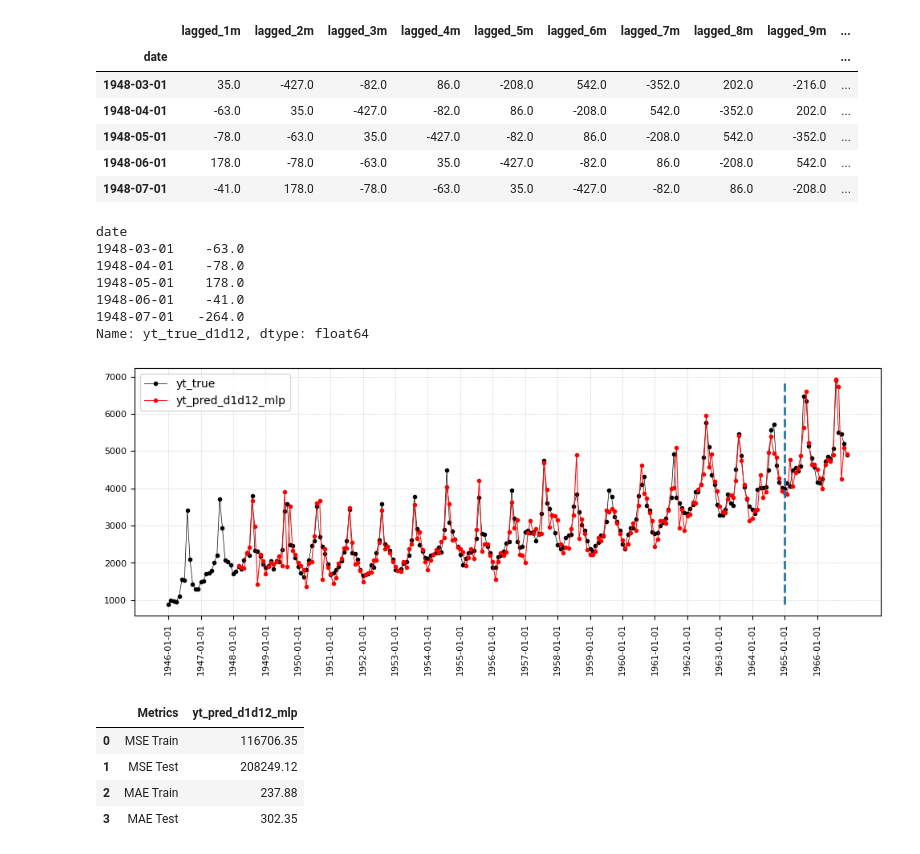
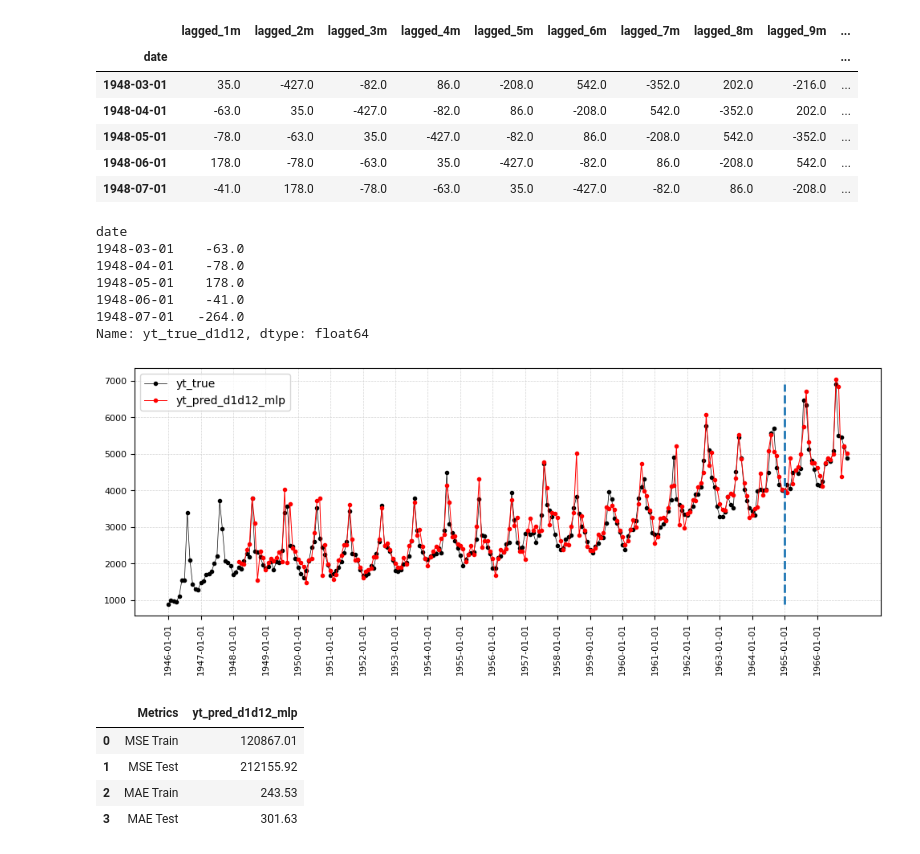
Before and after one commit to 2024-2-analitica-predictiva/2024-2-PRE-14-prediccion-de-series-de-tiempo-BrayanCumbalazaVallejo, a Jupyter notebook: homework/notebook_8.ipynb, the cells around one changed output. Cells and saved outputs as stored; diff of their text form; code cells hidden in the pictures.

```diff
--- a/homework/notebook_8.ipynb
+++ b/homework/notebook_8.ipynb
@@ -16,24 +16,11 @@ import functions  #  type: ignore
 df_orig = functions.load_data()
 df_orig.head()
 
-
-
-
-
-
-
-
-
-
 #
 # Remove trend and cycle to make the series stationary
 #
 df_orig = functions.remove_trend_and_cycle(df_orig, yt_true_name="yt_true")
 df_orig.head(20)
-
-
-
-
 
 #
 # Construcción de la matriz de regresores
@@ -47,24 +34,11 @@ df_orig = functions.make_lagged_ts(
 )
 df_orig.head(20)
 
-
-
-
-
-
-
-
 #
 # Remoción de los valores faltantes
 #
 df_dropna = df_orig.dropna()
 df_dropna.head()
-
-
-
-
-
-
 
 #
 # División de los datos en entrenamiento y prueba
@@ -84,10 +58,6 @@ df_dropna.head()
 
 display(X_complete.head())
 display(y_complete.head())
-
-
-
-
 
 #
 # Pronostico usando una red neuronal tipo MLP
@@ -120,21 +90,14 @@ def make_pipeline_from_model(model):
 
 
 
-
-
-
-
-
-
-
   #
 # Entrenamiento y pronostico
 #
 hidden = 4
 pipeline = make_pipeline_from_model(
     model=MLPRegressor(
-        hidden_layer_sizes=(hidden,),
-        activation="logistic",
+        hidden_layer_sizes=(hidden,hidden),
+        activation="relu",
         learning_rate="adaptive",
         momentum=0.01,
         learning_rate_init=0.2,
@@ -157,12 +120,6 @@ df_orig[
 ].head(40)
 
 
-
-
-
-
-
-
 #
 # Integración simple y estacional
 #
@@ -175,51 +132,39 @@ df_orig["yt_pred_d1d12_mlp"] += df_orig["yt_true"].shift(12)
 df_orig["yt_pred_d1d12_mlp"] -= df_orig["yt_true"].shift(13)
 df_orig[["yt_true", "yt_pred_d1d12_mlp"]].head(40)
 
-
-
-
-
-
 #
 # Gráfico de los pronósticos
 #
 functions.plot_time_series(df=df_orig, yt_col="yt_true")
-
-
-
-
-
 
 #
 # Almacenamiento de los resultados
 #
 functions.save_forecasts(df_orig)
 
 
 
-
-
 metrics = functions.compute_evaluation_metrics(df_orig.dropna())
 functions.save_metrics(metrics)
 metrics
 # %% [output]
 |  | lagged_1m | lagged_2m | lagged_3m | lagged_4m | lagged_5m | lagged_6m | lagged_7m | lagged_8m | lagged_9m | ... |
 | date |  |  |  |  |  |  |  |  |  | ... |
 | 1948-03-01 | 35.0 | -427.0 | -82.0 | 86.0 | -208.0 | 542.0 | -352.0 | 202.0 | -216.0 | ... |
 | 1948-04-01 | -63.0 | 35.0 | -427.0 | -82.0 | 86.0 | -208.0 | 542.0 | -352.0 | 202.0 | ... |
 | 1948-05-01 | -78.0 | -63.0 | 35.0 | -427.0 | -82.0 | 86.0 | -208.0 | 542.0 | -352.0 | ... |
 | 1948-06-01 | 178.0 | -78.0 | -63.0 | 35.0 | -427.0 | -82.0 | 86.0 | -208.0 | 542.0 | ... |
 | 1948-07-01 | -41.0 | 178.0 | -78.0 | -63.0 | 35.0 | -427.0 | -82.0 | 86.0 | -208.0 | ... |
 date
 1948-03-01    -63.0
 1948-04-01    -78.0
 1948-05-01    178.0
 1948-06-01    -41.0
 1948-07-01   -264.0
 Name: yt_true_d1d12, dtype: float64
-[figure, old version]
+[figure, new version]
 |  | Metrics | yt_pred_d1d12_mlp |
-| 0 | MSE Train | 116706.35 |
-| 1 | MSE Test | 208249.12 |
-| 2 | MAE Train | 237.88 |
-| 3 | MAE Test | 302.35 |
+| 0 | MSE Train | 120867.01 |
+| 1 | MSE Test | 212155.92 |
+| 2 | MAE Train | 243.53 |
+| 3 | MAE Test | 301.63 |
```
Also changed, not shown: 9 other files.
